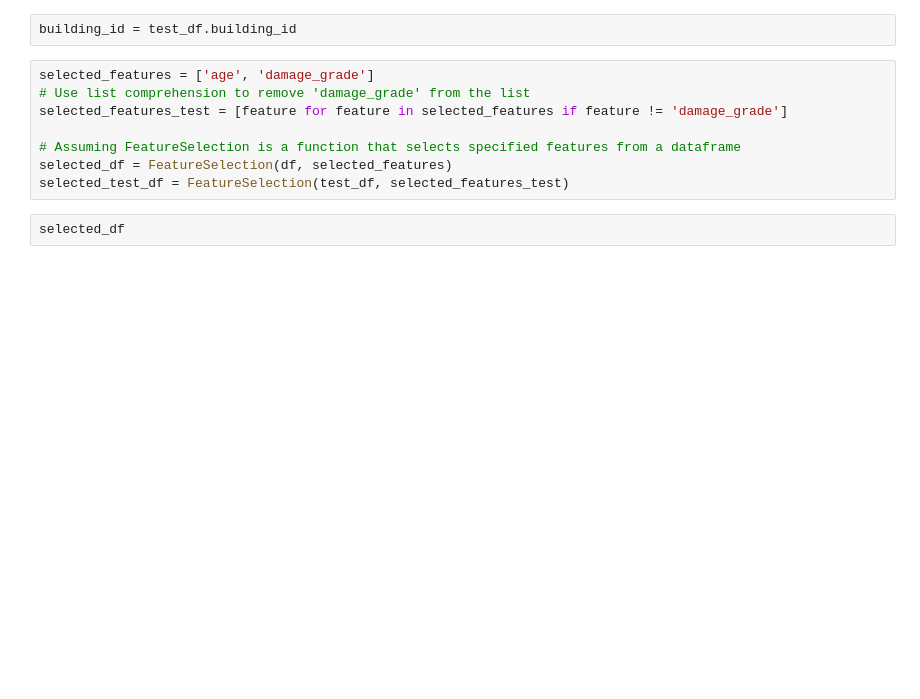
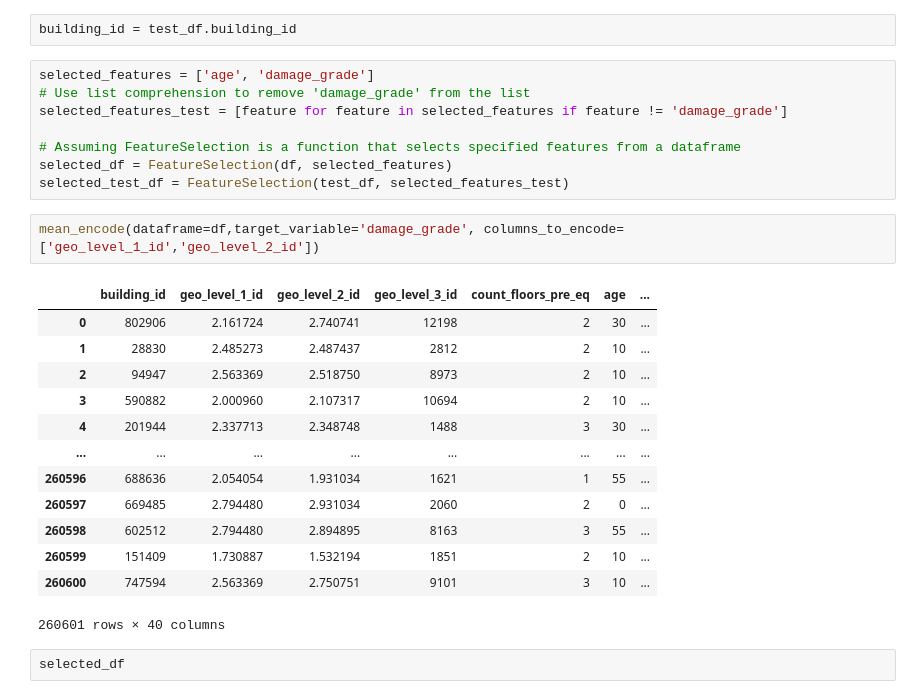
Before and after one commit to rswm/Earthquake-challenge, a Jupyter notebook: master_pipeline.ipynb, the cells around one changed output. Drawn from its saved outputs; the diff is of its cells as text; blank space fills up the shorter version.

```diff
--- a/master_pipeline.ipynb
+++ b/master_pipeline.ipynb
@@ -43,6 +44,22 @@ selected_features_test = [feature for feature in selected_features if feature !=
 # Assuming FeatureSelection is a function that selects specified features from a dataframe
 selected_df = FeatureSelection(df, selected_features)
 selected_test_df = FeatureSelection(test_df, selected_features_test)
+# %%
+mean_encode(dataframe=df,target_variable='damage_grade', columns_to_encode=['geo_level_1_id','geo_level_2_id'])
+# %% [output]
+|  | building_id | geo_level_1_id | geo_level_2_id | geo_level_3_id | count_floors_pre_eq | age | ... |
+| 0 | 802906 | 2.161724 | 2.740741 | 12198 | 2 | 30 | ... |
+| 1 | 28830 | 2.485273 | 2.487437 | 2812 | 2 | 10 | ... |
+| 2 | 94947 | 2.563369 | 2.518750 | 8973 | 2 | 10 | ... |
+| 3 | 590882 | 2.000960 | 2.107317 | 10694 | 2 | 10 | ... |
+| 4 | 201944 | 2.337713 | 2.348748 | 1488 | 3 | 30 | ... |
+| ... | ... | ... | ... | ... | ... | ... | ... |
+| 260596 | 688636 | 2.054054 | 1.931034 | 1621 | 1 | 55 | ... |
+| 260597 | 669485 | 2.794480 | 2.931034 | 2060 | 2 | 0 | ... |
+| 260598 | 602512 | 2.794480 | 2.894895 | 8163 | 3 | 55 | ... |
+| 260599 | 151409 | 1.730887 | 1.532194 | 1851 | 2 | 10 | ... |
+| 260600 | 747594 | 2.563369 | 2.750751 | 9101 | 3 | 10 | ... |
+260601 rows × 40 columns
 # %%
 selected_df
 # %% [output]
```
Also changed, not shown: parts of 6 cells of this notebook, 1 other file.
